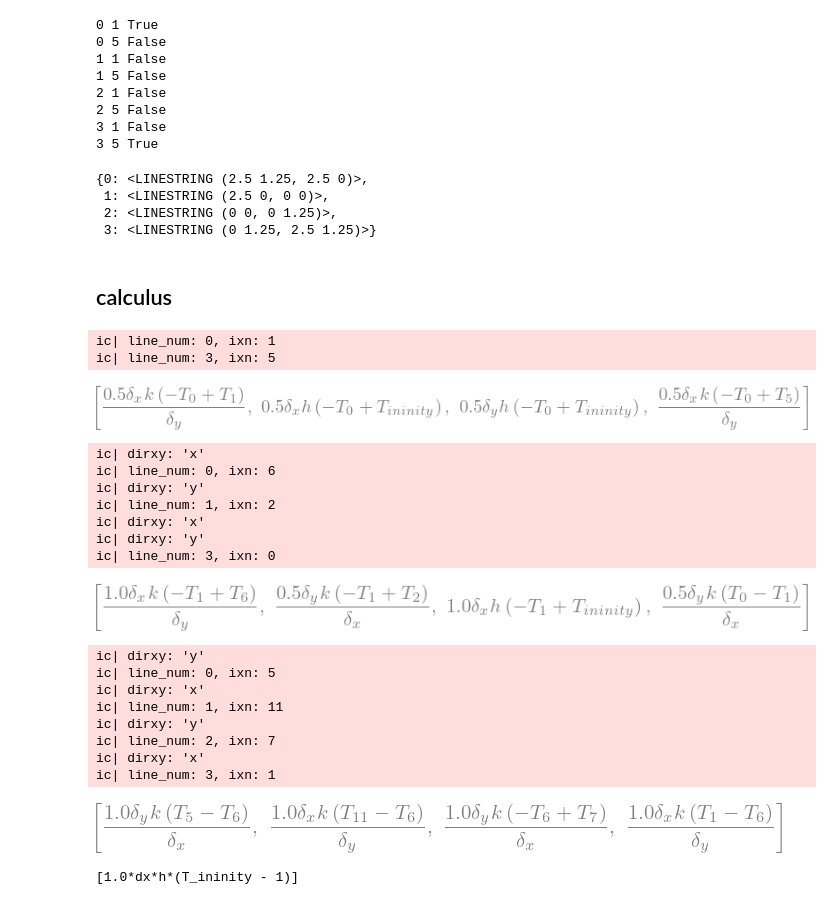
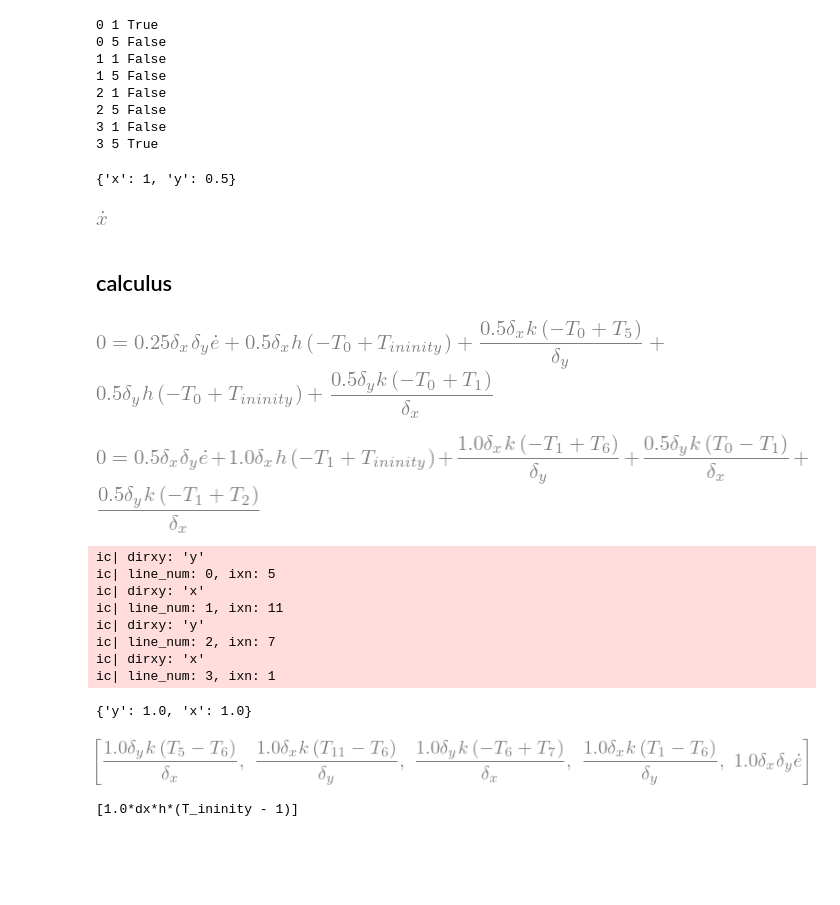
Before and after one commit to juliet29/windows, a Jupyter notebook: analysis/notebooks/230729_fem_setup.ipynb, the cells around one changed output. Saved outputs shown, nothing was run; the diff lists cells and outputs as text; code cells hidden in the pictures; blank space fills up the shorter version.

```diff
--- a/analysis/notebooks/230729_fem_setup.ipynb
+++ b/analysis/notebooks/230729_fem_setup.ipynb
@@ -125,10 +124,14 @@ for l_num, l in lines.items():
-# %%
-lines
-# %% [output]
-{0: <LINESTRING (2.5 1.25, 2.5 0)>,
- 1: <LINESTRING (2.5 0, 0 0)>,
- 2: <LINESTRING (0 0, 0 1.25)>,
- 3: <LINESTRING (0 1.25, 2.5 1.25)>}
+# %%
+_dirs = ["x", "y", "x", "y"]
+_lens = [1, 0.5, 1, 0.5]
+d = {ds:ls for ds, ls in zip(_dirs, _lens)}
+d
+# %% [output]
+{'x': 1, 'y': 0.5}
+# %%
+smp.symbols("xdot")
+# %% [output]
+[figure, added]
 # %% [markdown]
 ## calculus
 # %%
@@ -153,7 +156,7 @@ amb_touch_pattern = 'F1FF0F212'
 line_nb_touch_pattern = "F1FF0F212"
 
 def boundary_cell_eq(cell_num=0, cells_polygon=cells_trimmed, cells_nb=cells_nb, cells_temp=cells_temp, gen_dx=dx, gen_dy=dy):
-    Tamb, h, k, delta_x, delta_y = smp.symbols("T_ininity, h, k,delta_x, delta_y")
+    Tamb, h, k, edot, delta_x, delta_y = smp.symbols("T_ininity, h, k, edot, delta_x, delta_y")
     Tself = cells_temp[cell_num]
 
     # specific cell and its vertices
@@ -168,10 +171,13 @@ def boundary_cell_eq(cell_num=0, cells_polygon=cells_trimmed, cells_nb=cells_nb,
     # TODO somehow check that this is valid
 
     terms = []
+    cell_data = {}
     for line_num,L in lines.items():
         dirxy = get_flow_direction(L)
-        ic(dirxy)
+       # ic(dirxy)
         rel_len = get_rel_length(L, gen_dx) if dirxy == "x" else get_rel_length(L, gen_dy)
+        cell_data[dirxy] = rel_len
+
 
         # convection
         if L.relate_pattern(amb_poly_diff, amb_touch_pattern):
@@ -189,34 +195,33 @@ def boundary_cell_eq(cell_num=0, cells_polygon=cells_trimmed, cells_nb=cells_nb,
             # have to cycle though all neigbours..
             for ixn in cells_nb[cell_num]:
                 if L.relate_pattern(cells_polygon[ixn], line_nb_touch_pattern):
-                    ic(line_num, ixn) # this should only occur once per line number # TODO enforce a check here
+                   # ic(line_num, ixn) # this should only occur once per line number # TODO enforce a check here
                     Tnb = cells_temp[ixn]
 
                     term = k * rel_len * dxdy * (Tnb - Tself)
 
                     terms.append(term)
 
+    # heat generation term
+   # ic(cell_data)
+    term = edot * cell_data["x"] * delta_x * cell_data["y"] * delta_y
+    terms.append(term)
 
+    # should have 5 terms total
+    assert len(terms) == 5
 
+    eqn = smp.Eq(0, sum(terms))
 
-    return terms
+    return eqn
 # %%
-boundary_cell_eq(cell_num=0)
+c = boundary_cell_eq(cell_num=0)
+c
 # %% [output]
-ic| line_num: 0, ixn: 1
-ic| line_num: 3, ixn: 5
-[figure, old version]
+[figure, new version]
 # %%
 boundary_cell_eq(cell_num=1)
 # %% [output]
-ic| dirxy: 'x'
-ic| line_num: 0, ixn: 6
-ic| dirxy: 'y'
-ic| line_num: 1, ixn: 2
-ic| dirxy: 'x'
-ic| dirxy: 'y'
-ic| line_num: 3, ixn: 0
-[figure, old version]
+[figure, new version]
 # %%
 boundary_cell_eq(cell_num=6)
 # %% [output]
@@ -228,7 +233,8 @@ ic| dirxy: 'y'
 ic| line_num: 2, ixn: 7
 ic| dirxy: 'x'
 ic| line_num: 3, ixn: 1
+{'y': 1.0, 'x': 1.0}
-[figure, old version]
+[figure, new version]
 # %%
 boundary_cell_eq(cells_trimmed[1])
 # %% [output]
```
Also changed, not shown: parts of 2 cells of this notebook.
